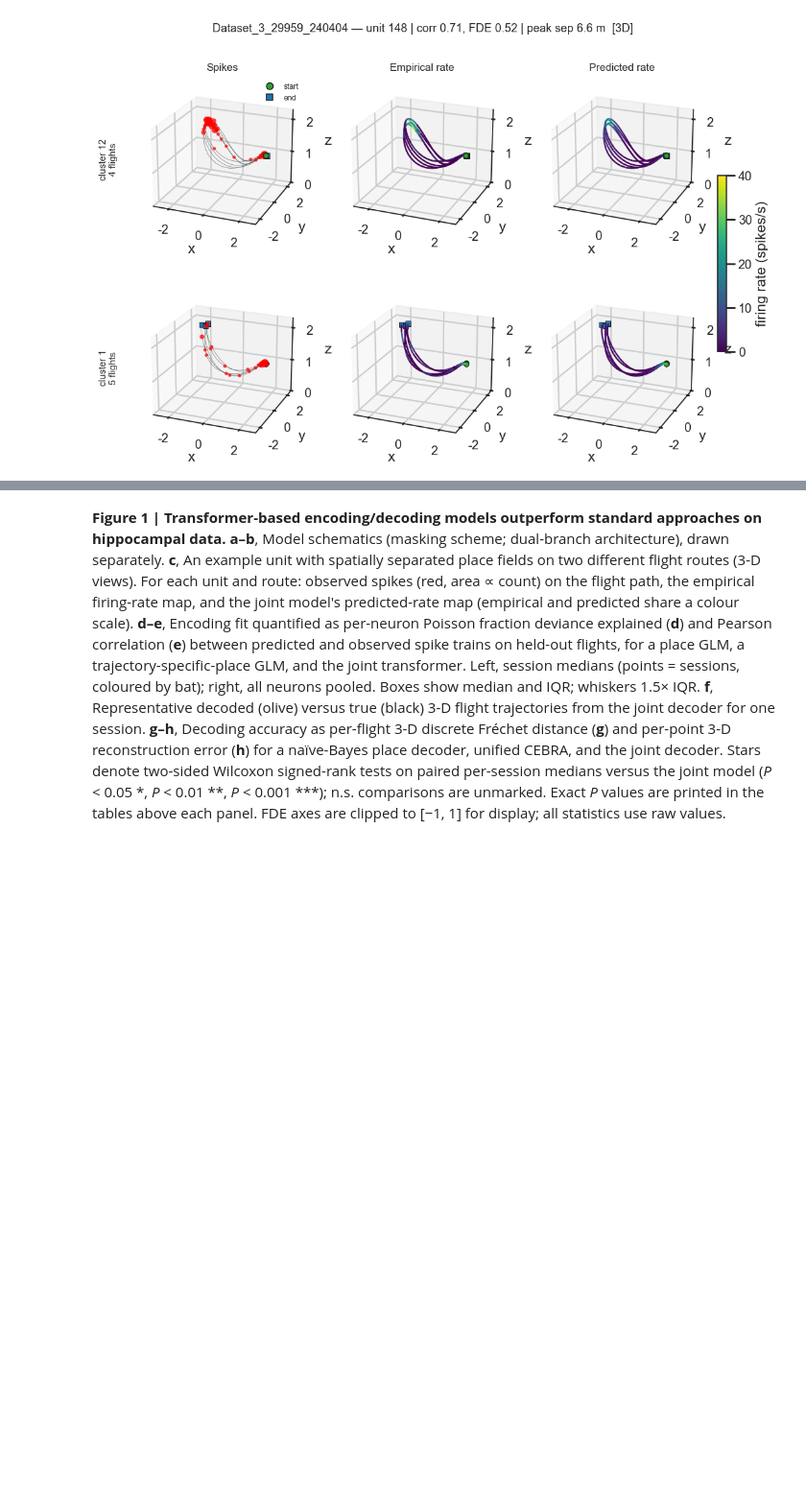
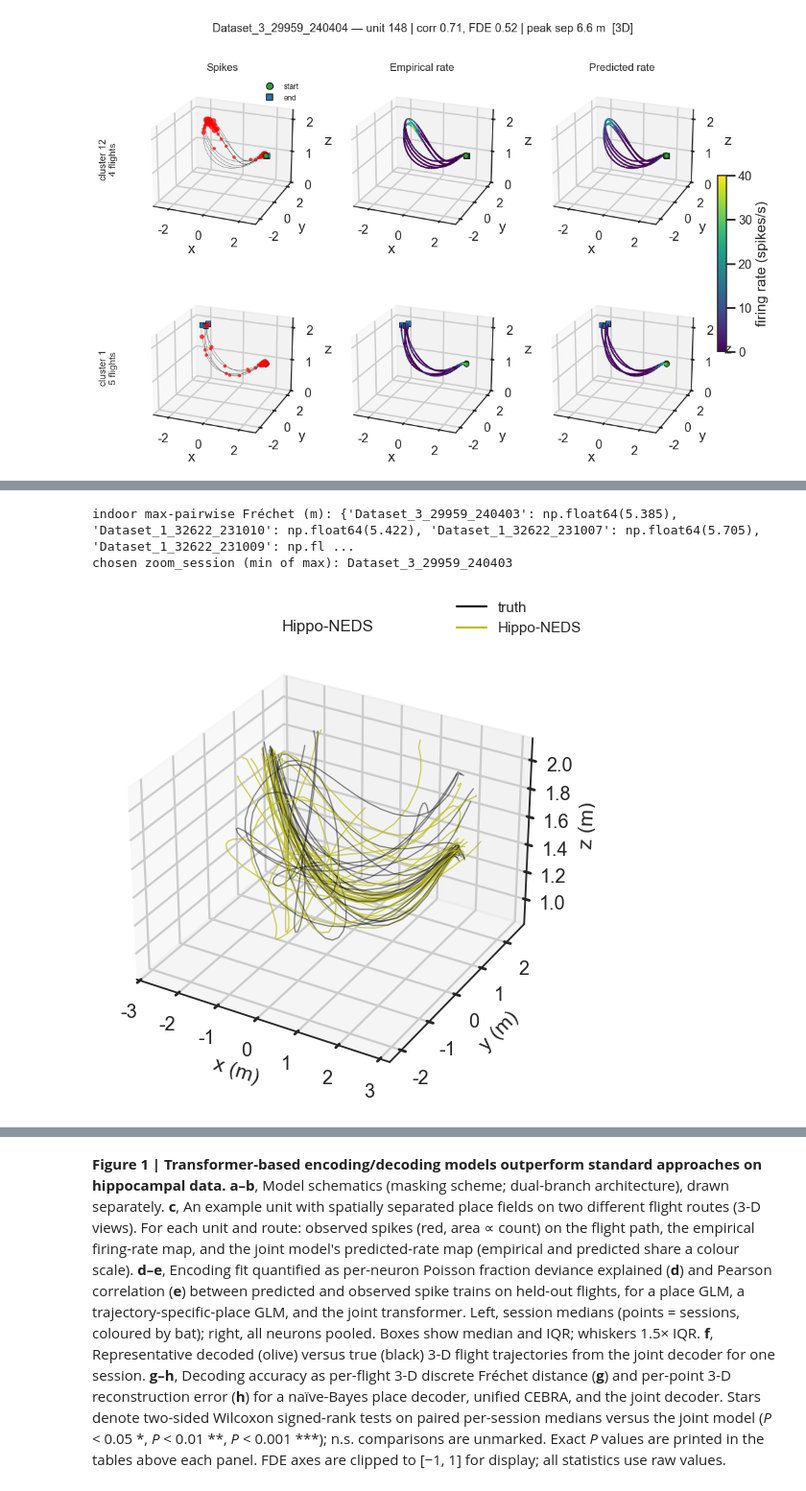
Before and after one commit to yongrong-qiu/digitalbat, a Jupyter notebook: notebooks/figures.ipynb, the cells around one changed output, grey strips where cells are left out. Shown at 96% size. Saved outputs shown, nothing was run; the diff lists cells and outputs as text; code cells hidden in the pictures; blank space fills up the shorter version.

```diff
--- a/notebooks/figures.ipynb
+++ b/notebooks/figures.ipynb
@@ -634,45 +610,38 @@ from digitalbat.utility.utils import frechet_distance
 # zoom panel: the smallest worst-case (max pairwise) Fréchet distance among its
 # decoded test flights -> argmin_session max_{flight pairs} Fréchet.
 def _downsample_xyz(xyz, k=10):
     L = len(xyz)
     if L < 2:
         return None
     grid = np.linspace(0, L - 1, k)
     return np.column_stack([np.interp(grid, np.arange(L), xyz[:, d]) for d in range(3)])
 
 
 def _session_max_frechet(sdf, k=10):
     trajs = []
     for _, g in sdf.sort_values('t_idx').groupby('flight_id'):
         t = _downsample_xyz(g[['x_true', 'y_true', 'z_true']].to_numpy(), k)
         if t is not None:
             trajs.append(t)
     if len(trajs) < 2:
         return np.inf
     return max(frechet_distance(trajs[i], trajs[j])
                for i in range(len(trajs)) for j in range(i + 1, len(trajs)))
 
 
 _indoor = [s for s in joint_decode_test['session'].unique() if ph.is_indoor(s)]
 _spread = {s: _session_max_frechet(joint_decode_test[joint_decode_test['session'] == s])
            for s in _indoor}
 zoom_session = min(_spread, key=_spread.get)
 print('indoor max-pairwise Fréchet (m):',
       {s: round(v, 3) for s, v in sorted(_spread.items(), key=lambda kv: kv[1])})
 print('chosen zoom_session (min of max):', zoom_session)
 
-joint_polylines = polylines_from_per_timestep_df(
-    joint_decode_test, pred_cols=('x_pred', 'y_pred', 'z_pred'),
-    truth_cols=('x_true', 'y_true', 'z_true'), sort_by='t_idx')
-fig_f = plot_trajectory_zoom_3d(
-    zoom_session, [('joint', HIPPO_NEDS, 'tab:olive')],
-    {'joint': joint_polylines}, figsize_per_panel=(5, 5))
-# Larger x/y/z axis labels; the figure title belongs in the legend, not the plot.
-for ax in fig_f.axes:
-    if hasattr(ax, 'zaxis'):
-        for lab in (ax.xaxis.label, ax.yaxis.label, ax.zaxis.label):
-            lab.set_size(14)
-ph.save_fig(fig_f, 'fig1f_trajectory'); plt.show()
+# zoom_session drawn in the merged Fig 1 cell below (panel f).
+# %% [output]
+indoor max-pairwise Fréchet (m): {'Dataset_3_29959_240403': np.float64(5.385), 'Dataset_1_32622_231010': np.float64(5.422), 'Dataset_1_32622_231007': np.float64(5.705), 'Dataset_1_32622_231009': np.fl ...
+chosen zoom_session (min of max): Dataset_3_29959_240403
+[figure, added]
 # %%
 # === Fig 1g/h baseline: naïve-Bayes (place) decoder ===
 # Ported from decode-position-comparison.ipynb: per-session NB-2D/3D on the base
```
Also changed, not shown: parts of 16 cells of this notebook, 1 other file.
